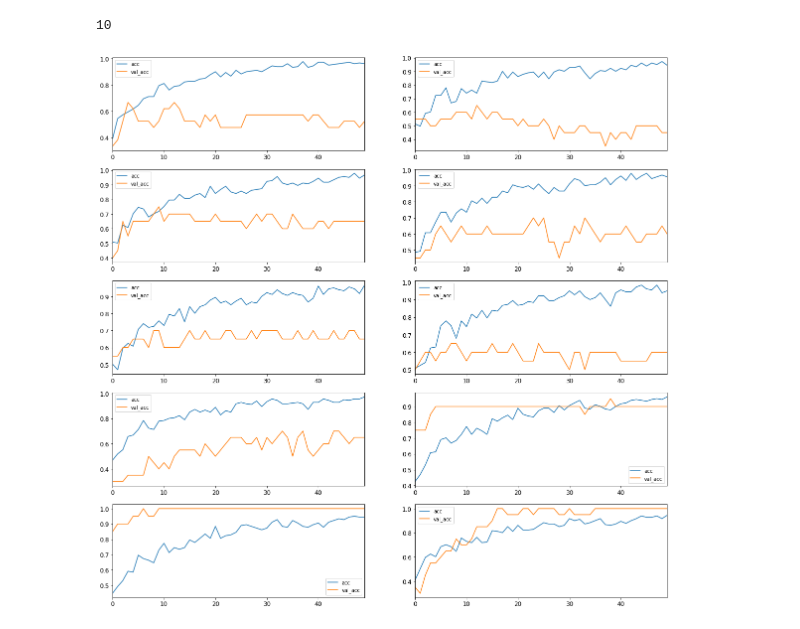
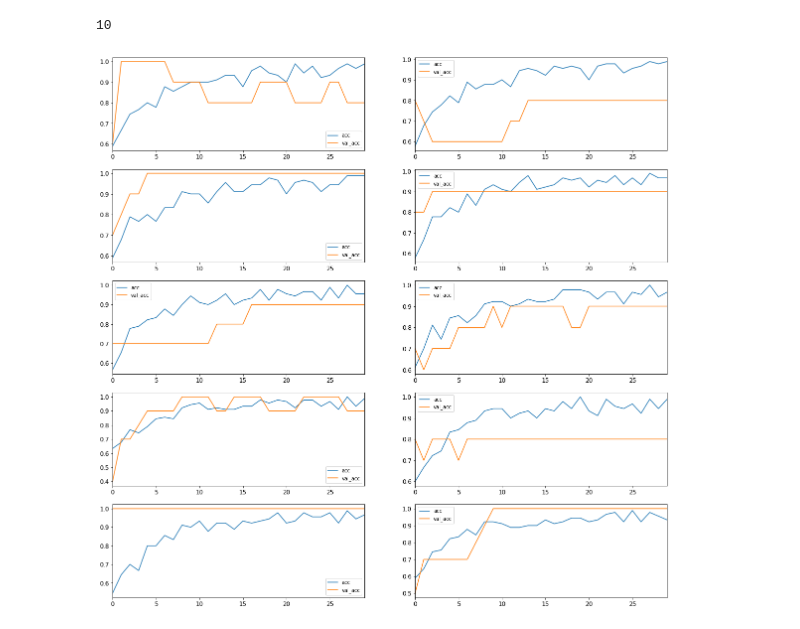
Before and after one commit to ahsanMah/interpretDL, a Jupyter notebook: ADNNI.ipynb, the cells around one changed output. Saved outputs shown, nothing was run; the diff lists cells and outputs as text; code cells hidden in the pictures.

```diff
--- a/ADNNI.ipynb
+++ b/ADNNI.ipynb
@@ -226,7 +245,7 @@ We will build a fully connected (slightly) deep network with no drop outs or bat
 from keras import optimizers
 from keras import regularizers
 
-def build_dnn(num_features):
+def build_dnn(num_features, num_labels=2):
     keras.backend.clear_session()
     reset_graph()
 
@@ -238,10 +257,10 @@ def build_dnn(num_features):
     Dense = keras.layers.Dense
 
     # Using He initialization
-    he_init = tf.contrib.layers.variance_scaling_initializer()
+    he_init = keras.initializers.he_normal()
 
 
-    dnn.add(Dense(units = 300, activation="elu", input_dim=num_features,
+    dnn.add(Dense(units = 150, activation="elu", input_dim=num_features,
                   kernel_initializer=he_init, kernel_regularizer = my_reg))
     dnn.add(keras.layers.Dropout(0.5))
     dnn.add(Dense(units = 150, activation="elu",
@@ -249,9 +268,9 @@ def build_dnn(num_features):
     dnn.add(keras.layers.Dropout(0.5))
     dnn.add(Dense(units=50, activation='elu',
                   kernel_initializer=he_init, kernel_regularizer = my_reg))
-    dnn.add(keras.layers.Dropout(0.1))
+    dnn.add(keras.layers.Dropout(0.2))
 
-    dnn.add(Dense(units=3, activation="softmax", kernel_initializer=he_init)) # 5 labels -> logits for now
+    dnn.add(Dense(units=num_labels, activation="softmax")) # 5 labels -> logits for now
 
     dnn.compile(loss='categorical_crossentropy',
                   optimizer="adam",
@@ -281,5 +300,5 @@ Non-trainable params: 0
 _________________________________________________________________
 # %%
 dnn = build_dnn(X_train.shape[1])
-history = dnn.fit(X_train, y_train_1hot, epochs=100, batch_size = 20, validation_data=(X_test, y_test_1hot))
+history = dnn.fit(X_train, y_train_1hot, epochs=30, batch_size = 20, validation_data=(X_test, y_test_1hot))
 # %% [output]
@@ -303,4 +322,4 @@ Epoch 100/100
 # %%
-df = pd.DataFrame(history.history)
-print(max(df["val_acc"]))
-df[["acc","val_acc"]].plot(figsize=(12,8))
+# df = pd.DataFrame(history.history)
+# print(max(df["val_acc"]))
+# df[["acc","val_acc"]].plot(figsize=(12,8))
@@ -357,12 +375,16 @@ def getKF(X,y, n_splits=10):
         X_test = X[test_index]
         y_test = y[test_index]
 
-        yield X_train, y_train, X_test, y_test
+        yield X_train, y_train, X_test, y_test, test_index
 
 histories = []
-for X_train, y_train_1hot, X_test, y_test_1hot in getKF(features, labels_1hot):
+testing_indxs =[]
+zoo = []
+for X_train, y_train_1hot, X_test, y_test_1hot, test_index in getKF(features, labels_1hot):
     dnn = build_dnn(X_train.shape[1])
-    history = dnn.fit(X_train, y_train_1hot, epochs=50, batch_size = 20, validation_data=(X_test, y_test_1hot))
+    history = dnn.fit(X_train, y_train_1hot, epochs=30, batch_size = 20, validation_data=(X_test, y_test_1hot), verbose=0)
     histories.append(history)
-    print("------"*50)
+    testing_indxs.append(test_index)
+    zoo.append(dnn)
+    print(history.history["acc"][-1], history.history["val_acc"][-1])
 # %% [output]
@@ -390,8 +405,11 @@ len(histories)
 # %%
 fig, axs = plt.subplots(len(histories)//2,2, figsize=(20,20))
 axs=axs.flatten()
+dfs = []
+
 for i,history in enumerate(histories):
     df = pd.DataFrame(history.history)
+    dfs.append(df)
     df[["acc","val_acc"]].plot(ax=axs[i])
 # %% [output]
-[figure, old version]
+[figure, new version]
```
Also changed, not shown: parts of 26 cells of this notebook, 32 other files.
